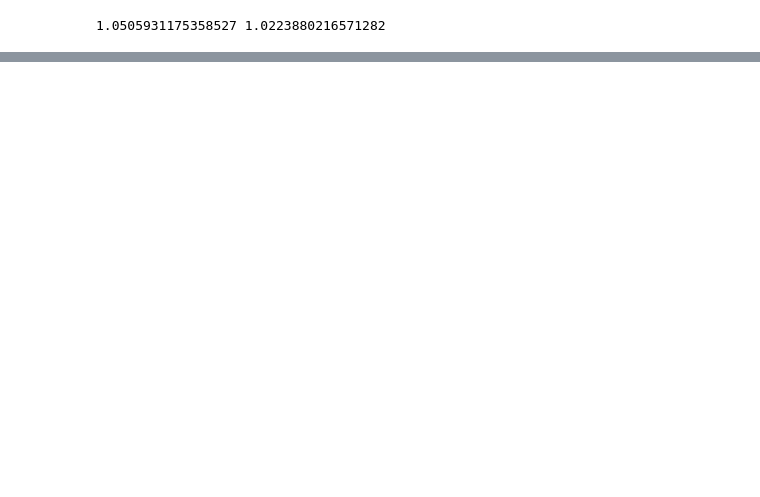
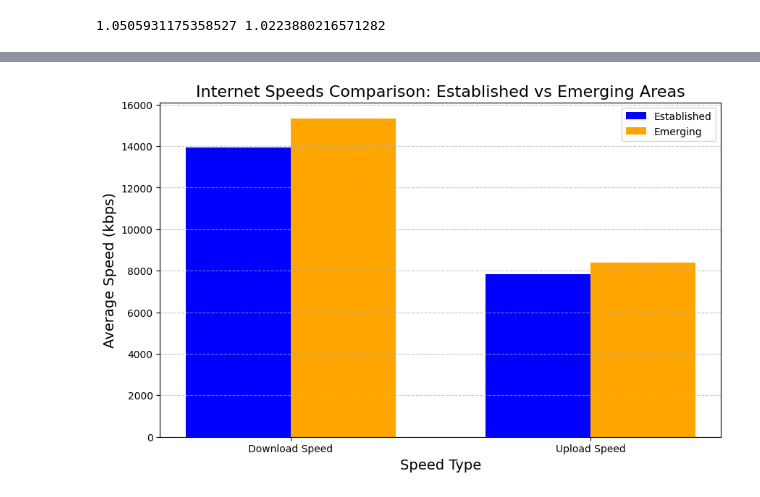
Before and after one commit to nasrrx/IndonesiaInternetSpeeds, a Jupyter notebook: DataAnalysisProject.ipynb, the cells around one changed output, grey strips where cells are left out. Saved outputs shown, nothing was run; the diff lists cells and outputs as text; code cells hidden in the pictures; blank space fills up the shorter version.

```diff
--- a/DataAnalysisProject.ipynb
+++ b/DataAnalysisProject.ipynb
@@ -308,0 +531,31 @@ Processed chunk 21 in 0.30 seconds
+# %%
+# Prepare data for the bar chart
+categories = ['Download Speed', 'Upload Speed']
+established_speeds = [established_avg_download, established_avg_upload]
+emerging_speeds = [emerging_avg_download, emerging_avg_upload]
+
+# Plot the comparison
+fig, ax = plt.subplots(figsize=(10, 6))
+
+bar_width = 0.35
+x = range(len(categories))
+
+# Bar chart for Established and Emerging areas
+ax.bar(x, established_speeds, bar_width, label='Established', color='blue')
+ax.bar([p + bar_width for p in x], emerging_speeds, bar_width, label='Emerging', color='orange')
+
+# Add labels and title
+ax.set_title('Internet Speeds Comparison: Established vs Emerging Areas', fontsize=16)
+ax.set_xlabel('Speed Type', fontsize=14)
+ax.set_ylabel('Average Speed (kbps)', fontsize=14)
+ax.set_xticks([p + bar_width / 2 for p in x])
+ax.set_xticklabels(categories)
+
+# Add legend and grid
+ax.legend()
+ax.grid(axis='y', linestyle='--', alpha=0.7)
+
+# Display the plot
+plt.show()
+# %% [output]
+[figure, added]
```
Also changed, not shown: parts of 17 cells of this notebook, 8 other files.
